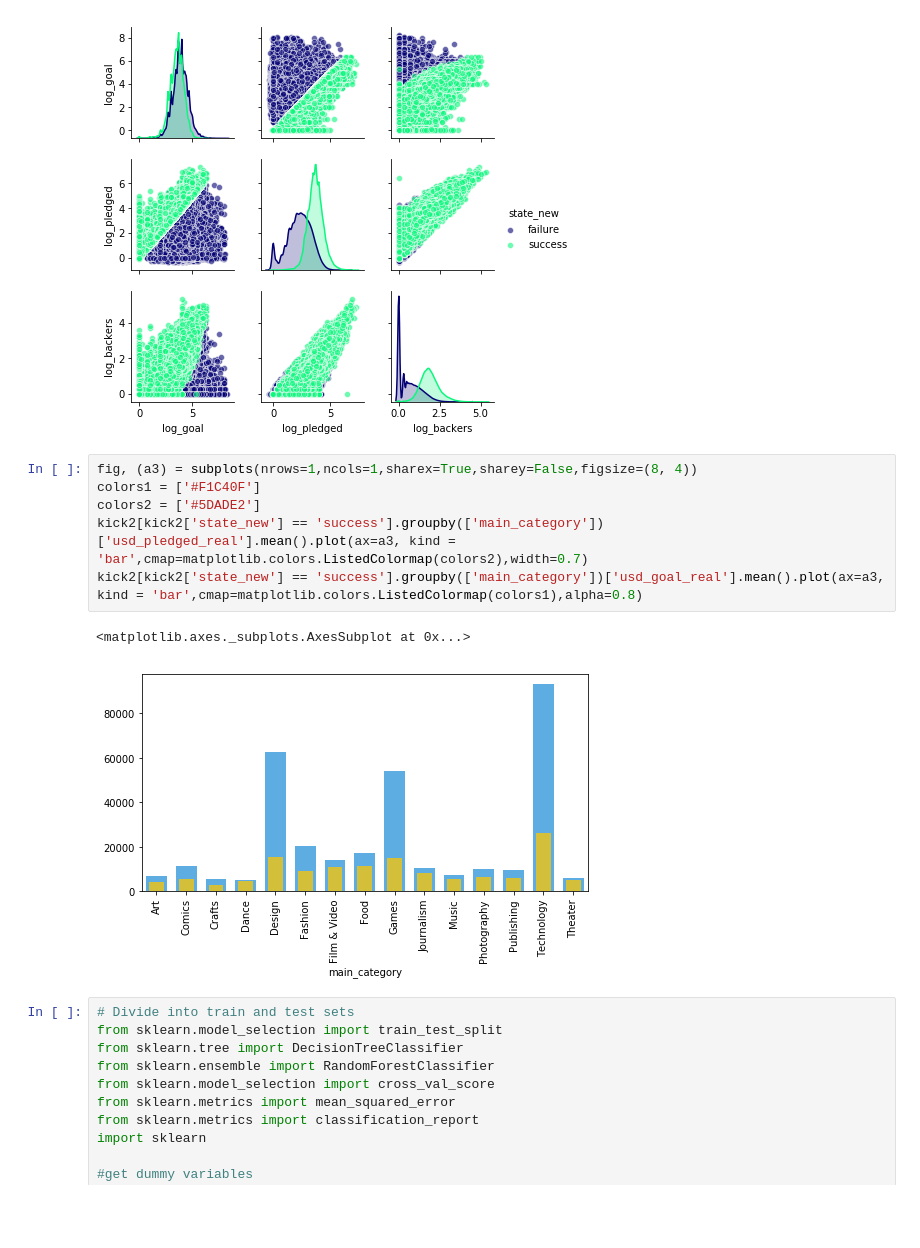
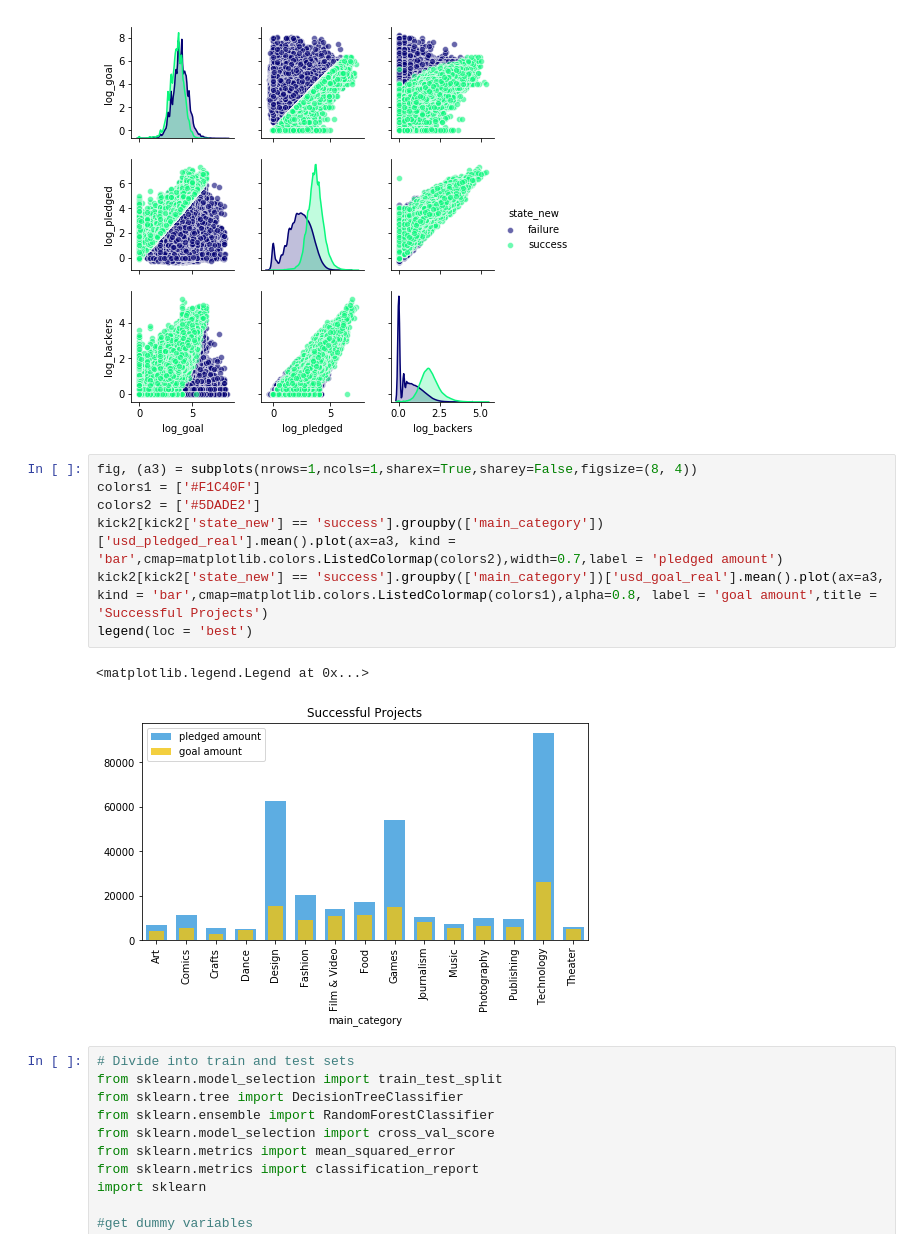
Before and after one commit to anishagg/Insights-on-Kickstarter-crowdfunding-platform, a Jupyter notebook: script/Data Exploration Project.ipynb, the cells around one changed output. Saved outputs shown, nothing was run; the diff lists cells and outputs as text; blank space fills up the shorter version.

```diff
--- a/script/Data Exploration Project.ipynb
+++ b/script/Data Exploration Project.ipynb
@@ -394,12 +394,13 @@ with (sns.xkcd_palette(colors_sns)):
 # %%
 fig, (a3) = subplots(nrows=1,ncols=1,sharex=True,sharey=False,figsize=(8, 4))
 colors1 = ['#F1C40F']
 colors2 = ['#5DADE2']
-kick2[kick2['state_new'] == 'success'].groupby(['main_category'])['usd_pledged_real'].mean().plot(ax=a3, kind = 'bar',cmap=matplotlib.colors.ListedColormap(colors2),width=0.7)
-kick2[kick2['state_new'] == 'success'].groupby(['main_category'])['usd_goal_real'].mean().plot(ax=a3, kind = 'bar',cmap=matplotlib.colors.ListedColormap(colors1),alpha=0.8)
+kick2[kick2['state_new'] == 'success'].groupby(['main_category'])['usd_pledged_real'].mean().plot(ax=a3, kind = 'bar',cmap=matplotlib.colors.ListedColormap(colors2),width=0.7,label = 'pledged amount')
+kick2[kick2['state_new'] == 'success'].groupby(['main_category'])['usd_goal_real'].mean().plot(ax=a3, kind = 'bar',cmap=matplotlib.colors.ListedColormap(colors1),alpha=0.8, label = 'goal amount',title = 'Successful Projects')
+legend(loc = 'best')
 # %% [output]
-<matplotlib.axes._subplots.AxesSubplot at 0x...>
+<matplotlib.legend.Legend at 0x...>
-[figure, old version]
+[figure, new version]
 # %%
 # Divide into train and test sets
 from sklearn.model_selection import train_test_split
```
